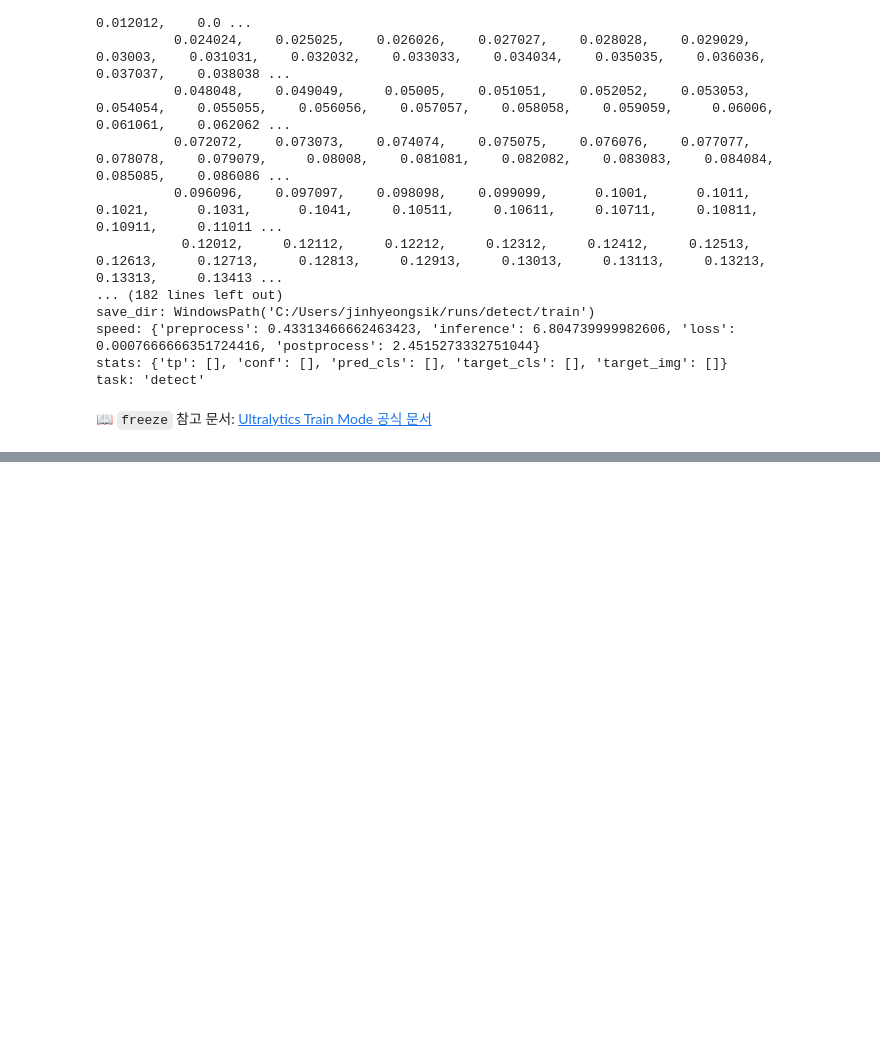
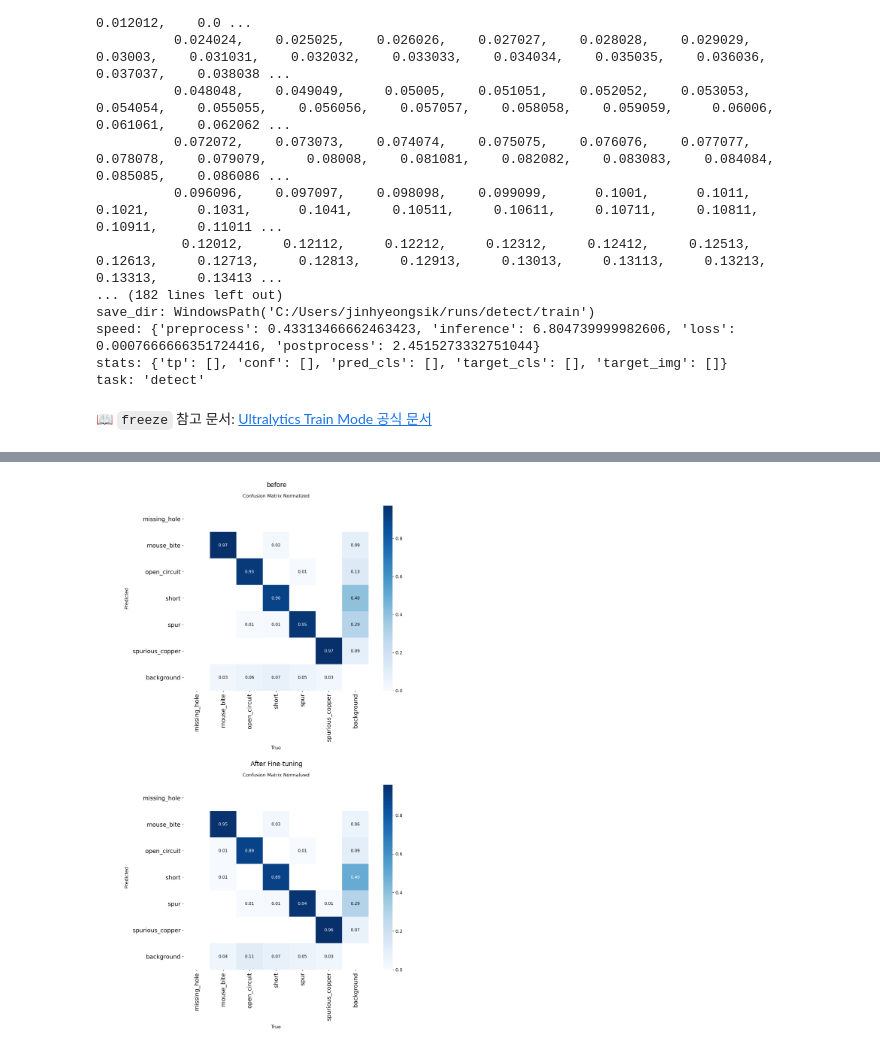
Before and after one commit to jinys1221/YOLOv8-Transfer-Learning-on-PCB-Defect-Dataset, a Jupyter notebook: anomaly detection.ipynb, the cells around one changed output, grey strips where cells are left out. Cells and saved outputs as stored; diff of their text form; code cells hidden in the pictures; blank space fills up the shorter version.

Commit message:
Fine-tuning 전후 비교·해석, README 수정

```diff
--- a/anomaly detection.ipynb
+++ b/anomaly detection.ipynb
@@ -566,0 +567,28 @@ mAP50-95: 0.4254155848906008
+# %%
+# COCO모델에서 훈련 후 베스트 정규화 이미지 경로
+confusion_matrix_path = os.path.join('D:/project/anomaly detection/best/val/confusion_matrix_normalized.png')
+cm_img_before = cv2.imread(confusion_matrix_path)
+cm_img_before = cv2.cvtColor(cm_img_before, cv2.COLOR_BGR2RGB)
+
+
+# short·short 리샘플링 후 정규화 이미지 경로
+confusion_matrix_path = os.path.join('D:/project/anomaly detection/best/tuning val/confusion_matrix_normalized.png')
+cm_img_after = cv2.imread(confusion_matrix_path)
+cm_img_after = cv2.cvtColor(cm_img_after, cv2.COLOR_BGR2RGB)
+
+# 1행 3열 subplot 구성
+fig, axes = plt.subplots(2, 1, figsize=(15, 15))
+
+# 시각화
+axes[0].imshow(cm_img_before)
+axes[0].set_title("before")
+axes[0].axis("off")
+
+axes[1].imshow(cm_img_after)
+axes[1].set_title("After Fine-tuning")
+axes[1].axis("off")
+
+plt.tight_layout()
+plt.show()
+# %% [output]
+[figure, added]
```
Also changed, not shown: parts of 7 cells of this notebook, 2 other files.
